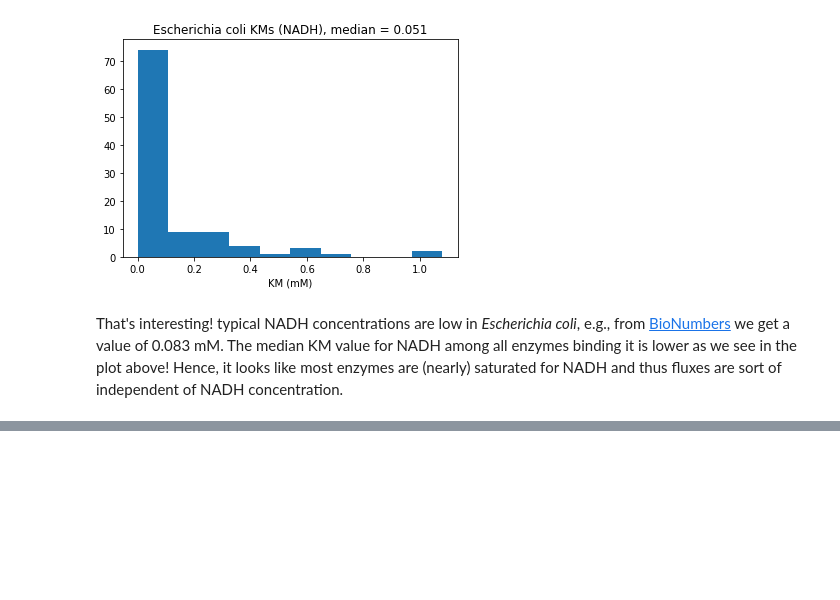
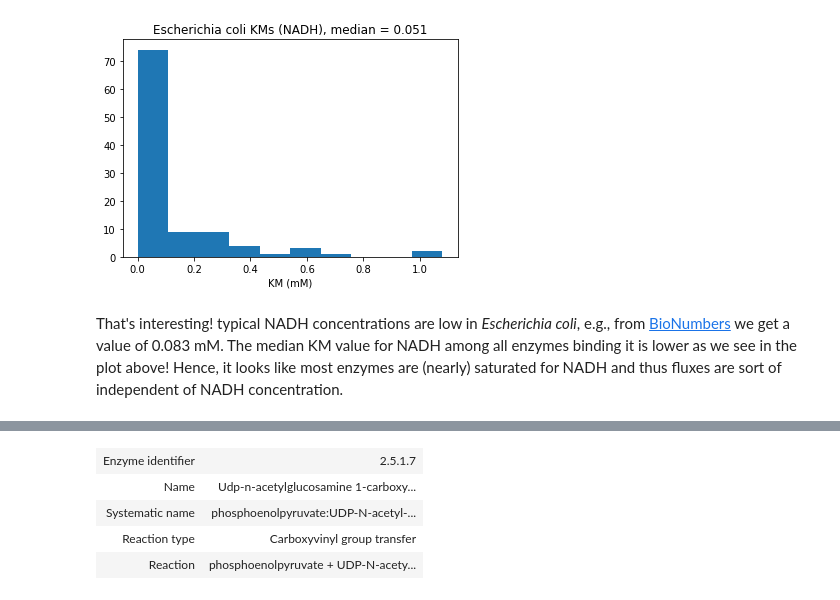
Before and after one commit to Robaina/BRENDApyrser, a Jupyter notebook: README.ipynb, the cells around one changed output, grey strips where cells are left out. Cells and saved outputs as stored; diff of their text form; code cells hidden in the pictures; blank space fills up the shorter version.

```diff
--- a/README.ipynb
+++ b/README.ipynb
@@ -163,0 +174,9 @@ That's interesting! typical NADH concentrations are low in _Escherichia coli_, e
+# %%
+compound_rxns = brenda.reactions.filter_by_compound("phosphoenolpyruvate")
+compound_rxns[7]
+# %% [output]
+| Enzyme identifier | 2.5.1.7 |
+| Name | Udp-n-acetylglucosamine 1-carboxy... |
+| Systematic name | phosphoenolpyruvate:UDP-N-acetyl-... |
+| Reaction type | Carboxyvinyl group transfer |
+| Reaction | phosphoenolpyruvate + UDP-N-acety... |
```
Also changed, not shown: parts of 4 cells of this notebook, 2 other files.
